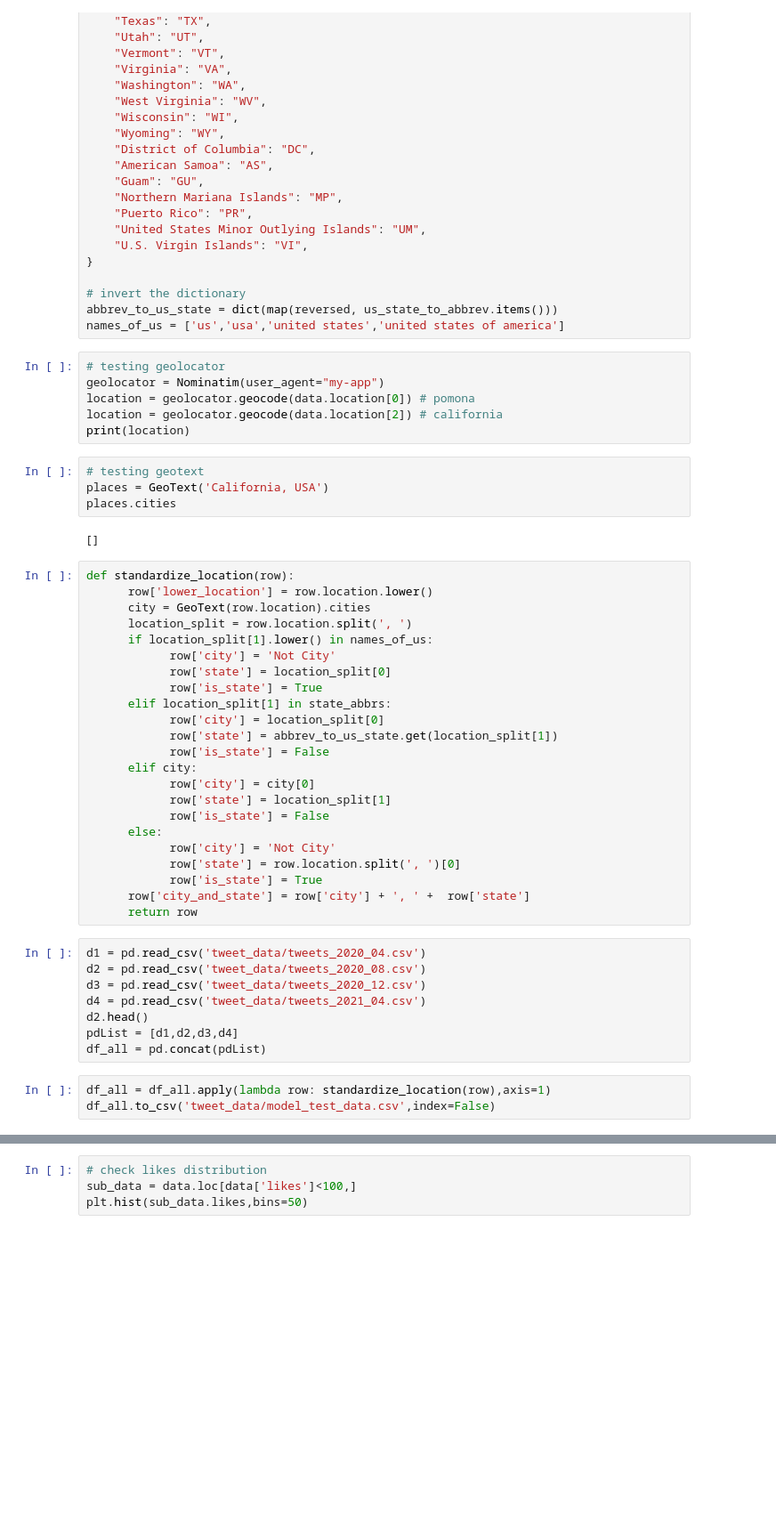
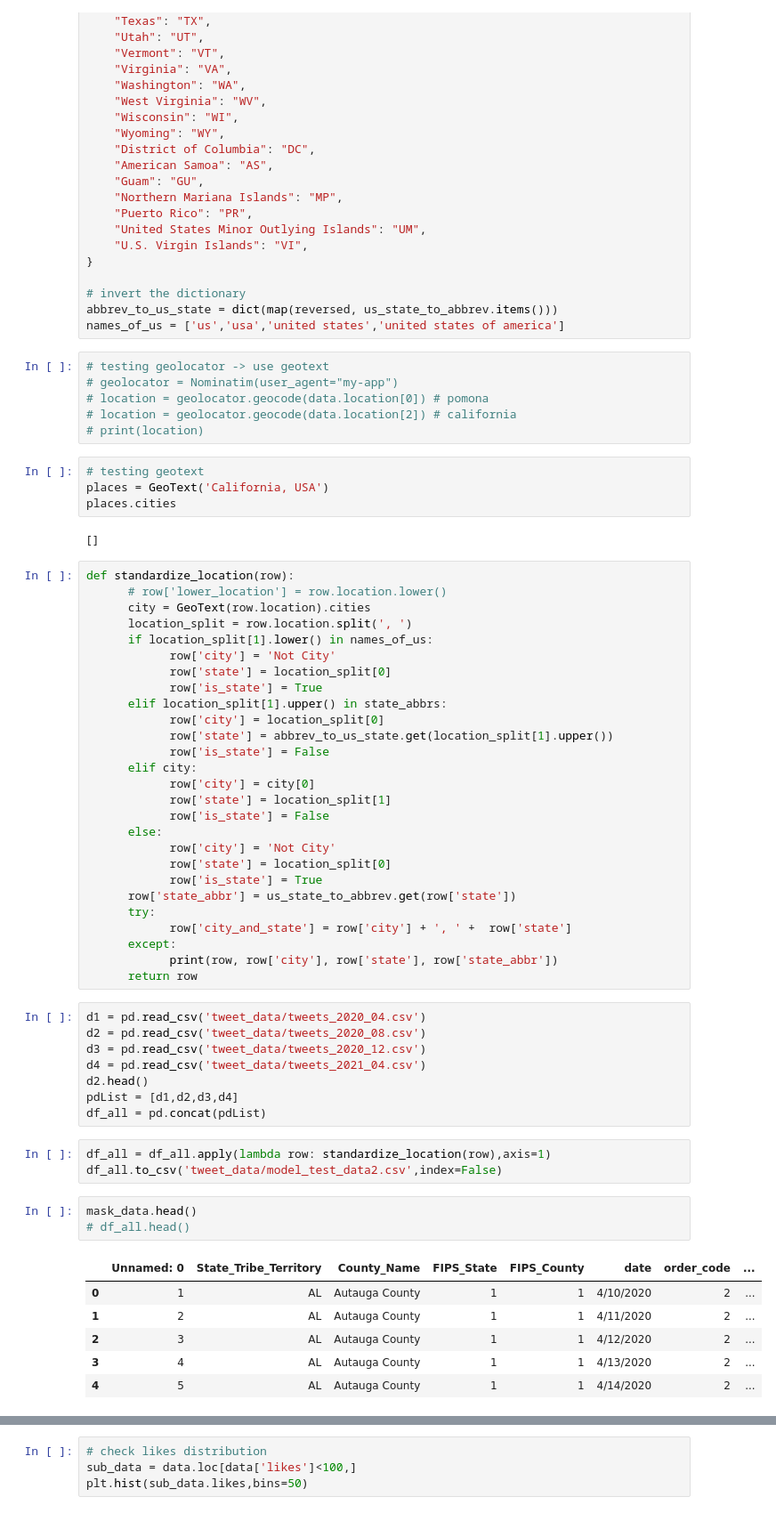
Before and after one commit to tylerwu2222/SM148_Project, a Jupyter notebook: feature_engineering.ipynb, the cells around one changed output, grey strips where cells are left out. Shown at 89% size. Cells and saved outputs as stored; diff of their text form; blank space fills up the shorter version.

```diff
--- a/feature_engineering.ipynb
+++ b/feature_engineering.ipynb
@@ -103,11 +103,11 @@ us_state_to_abbrev = {
 abbrev_to_us_state = dict(map(reversed, us_state_to_abbrev.items()))
 names_of_us = ['us','usa','united states','united states of america']
 # %%
-# testing geolocator
-geolocator = Nominatim(user_agent="my-app")
-location = geolocator.geocode(data.location[0]) # pomona
-location = geolocator.geocode(data.location[2]) # california
-print(location)
+# testing geolocator -> use geotext
+# geolocator = Nominatim(user_agent="my-app")
+# location = geolocator.geocode(data.location[0]) # pomona
+# location = geolocator.geocode(data.location[2]) # california
+# print(location)
 # %%
 # testing geotext
 places = GeoText('California, USA')
@@ -116,16 +116,16 @@ places.cities
 []
 # %%
 def standardize_location(row):
-      row['lower_location'] = row.location.lower()
+      # row['lower_location'] = row.location.lower()
       city = GeoText(row.location).cities
       location_split = row.location.split(', ')
       if location_split[1].lower() in names_of_us:
             row['city'] = 'Not City'
             row['state'] = location_split[0]
             row['is_state'] = True
-      elif location_split[1] in state_abbrs:
+      elif location_split[1].upper() in state_abbrs:
             row['city'] = location_split[0]
-            row['state'] = abbrev_to_us_state.get(location_split[1])
+            row['state'] = abbrev_to_us_state.get(location_split[1].upper())
             row['is_state'] = False
       elif city:
             row['city'] = city[0]
@@ -133,9 +133,13 @@ def standardize_location(row):
             row['is_state'] = False
       else:
             row['city'] = 'Not City'
-            row['state'] = row.location.split(', ')[0]
+            row['state'] = location_split[0]
             row['is_state'] = True
-      row['city_and_state'] = row['city'] + ', ' +  row['state']
+      row['state_abbr'] = us_state_to_abbrev.get(row['state'])
+      try:
+            row['city_and_state'] = row['city'] + ', ' +  row['state']
+      except:
+            print(row, row['city'], row['state'], row['state_abbr'])
       return row
 # %%
 d1 = pd.read_csv('tweet_data/tweets_2020_04.csv')
@@ -147,4 +151,14 @@ pdList = [d1,d2,d3,d4]
 df_all = pd.concat(pdList)
 # %%
 df_all = df_all.apply(lambda row: standardize_location(row),axis=1)
-df_all.to_csv('tweet_data/model_test_data.csv',index=False)
+df_all.to_csv('tweet_data/model_test_data2.csv',index=False)
+# %%
+mask_data.head()
+# df_all.head()
+# %% [output]
+|  | Unnamed: 0 | State_Tribe_Territory | County_Name | FIPS_State | FIPS_County | date | order_code | ... |
+| 0 | 1 | AL | Autauga County | 1 | 1 | 4/10/2020 | 2 | ... |
+| 1 | 2 | AL | Autauga County | 1 | 1 | 4/11/2020 | 2 | ... |
+| 2 | 3 | AL | Autauga County | 1 | 1 | 4/12/2020 | 2 | ... |
+| 3 | 4 | AL | Autauga County | 1 | 1 | 4/13/2020 | 2 | ... |
+| 4 | 5 | AL | Autauga County | 1 | 1 | 4/14/2020 | 2 | ... |
```
Also changed, not shown: parts of 4 cells of this notebook, 8 other files.
